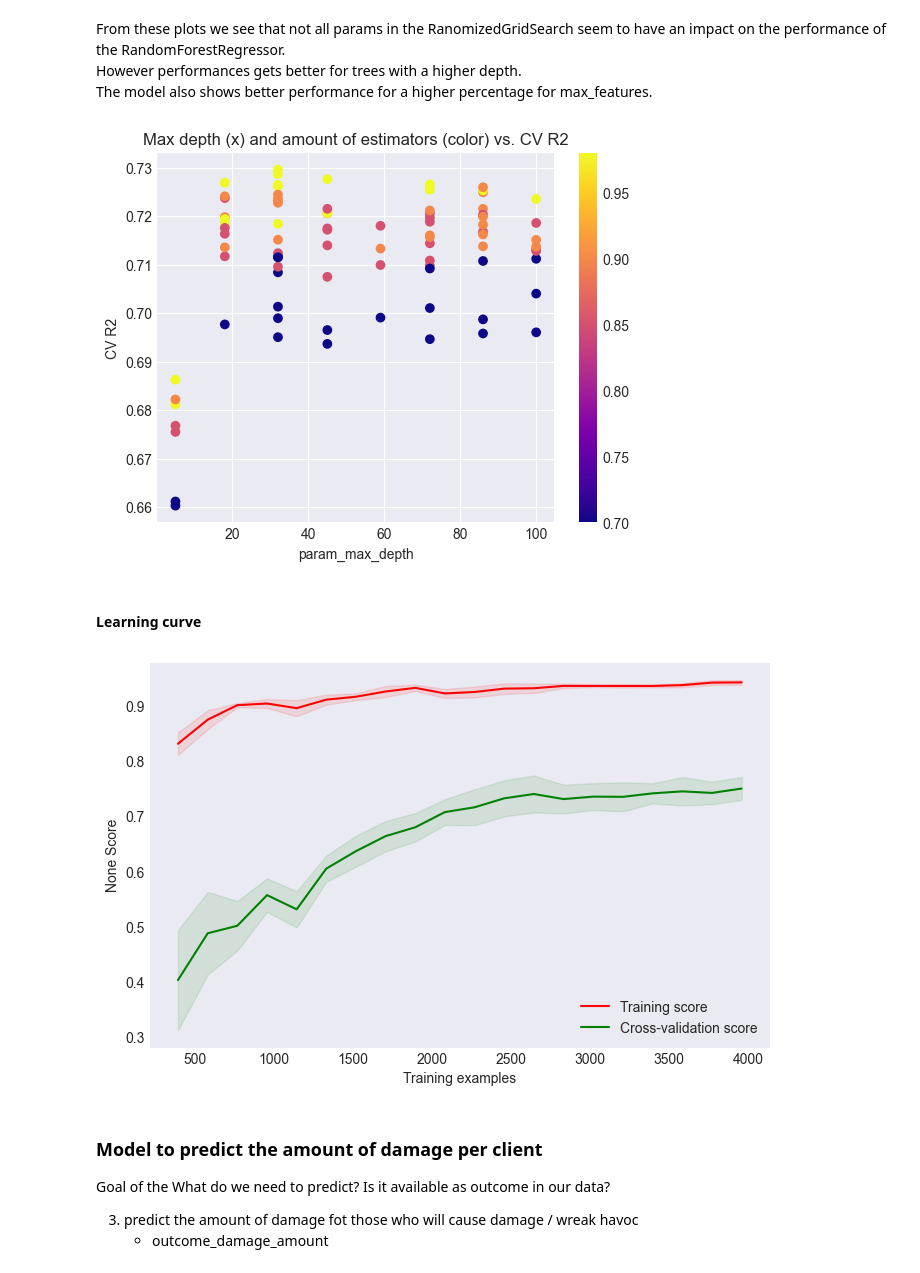
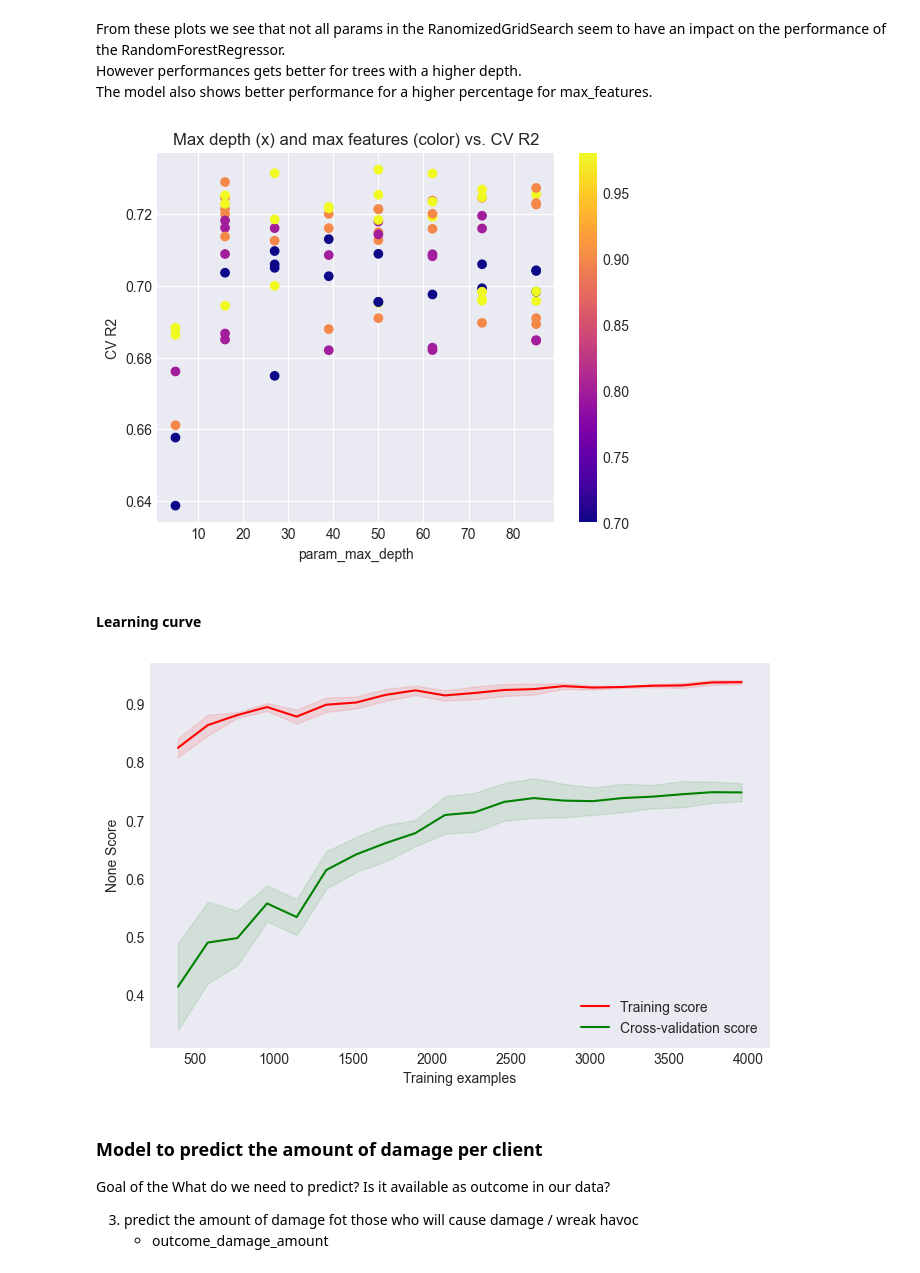
Before and after one commit to Marijkevandesteene/MachineLearning, a Jupyter notebook: ExamDataMining_Integrated_Marijke.ipynb, the cells around one changed output. Cells and saved outputs as stored; diff of their text form; code cells hidden in the pictures.

```diff
--- a/ExamDataMining_Integrated_Marijke.ipynb
+++ b/ExamDataMining_Integrated_Marijke.ipynb
@@ -1105,12 +1105,12 @@ X_train, X_test, y_train, y_test = train_test_split(train_V2.drop(['outcome_dama
                                                     random_state=seed)
 
 # Defining candidate grid to sample from (RandomizedSearchCV will sample from it)
-n_estimators = [int(x) for x in np.linspace(start=150, stop=300, num=10)]  # list comprehension because we want integers!
-max_depth = [int(x) for x in np.linspace(start=5, stop=100, num=8)]
+n_estimators = [int(x) for x in np.linspace(start=150, stop=300, num=6)]  # list comprehension because we want integers!
+max_depth = [int(x) for x in np.linspace(start=5, stop=85, num=8)]
 max_depth.append(None)  # adding 'None' option as well
-max_features = [0.7, 0.85, 0.9, 0.98]
+max_features = [0.7, 0.8, 0.9, 0.98]
 min_samples_split = [4, 5, 6, 8]
-min_samples_leaf = [2, 3, 4]
+min_samples_leaf = [2, 3, 4,6]
 bootstrap = [True]
 hyperparam_grid = {'n_estimators': n_estimators,
                    'max_features': max_features,
@@ -1190,15 +1190,15 @@ The model also shows better performance for a higher percentage for max_features
 # %%
 # Plotting hyperparameter vs. performance: more complex plots
 plt.scatter(x=rf_cv_res['param_max_depth'],
             y=rf_cv_res['mean_test_score'],
             c=rf_cv_res['param_max_features'], # c argument allows to color according to param_n_estimators
             cmap='plasma');  # This makes the color non-dull
 plt.colorbar();  # adds the bar on the right
 plt.xlabel('param_max_depth');
 plt.ylabel('CV R2');
-plt.title('Max depth (x) and amount of estimators (color) vs. CV R2');
+plt.title('Max depth (x) and max features (color) vs. CV R2');
 # %% [output]
-[figure, old version]
+[figure, new version]
 # %% [markdown]
 #### Learning curve
 # %%
@@ -1210,7 +1210,7 @@ cuf.plot_learning_curve(model=rf_profit_best,
                     num_show=20)
 plt.show()
 # %% [output]
-[figure, old version]
+[figure, new version]
 # %% [markdown]
 ### Model to predict the amount of damage per client
 
```
Also changed, not shown: parts of 18 cells of this notebook, 3 other files.
